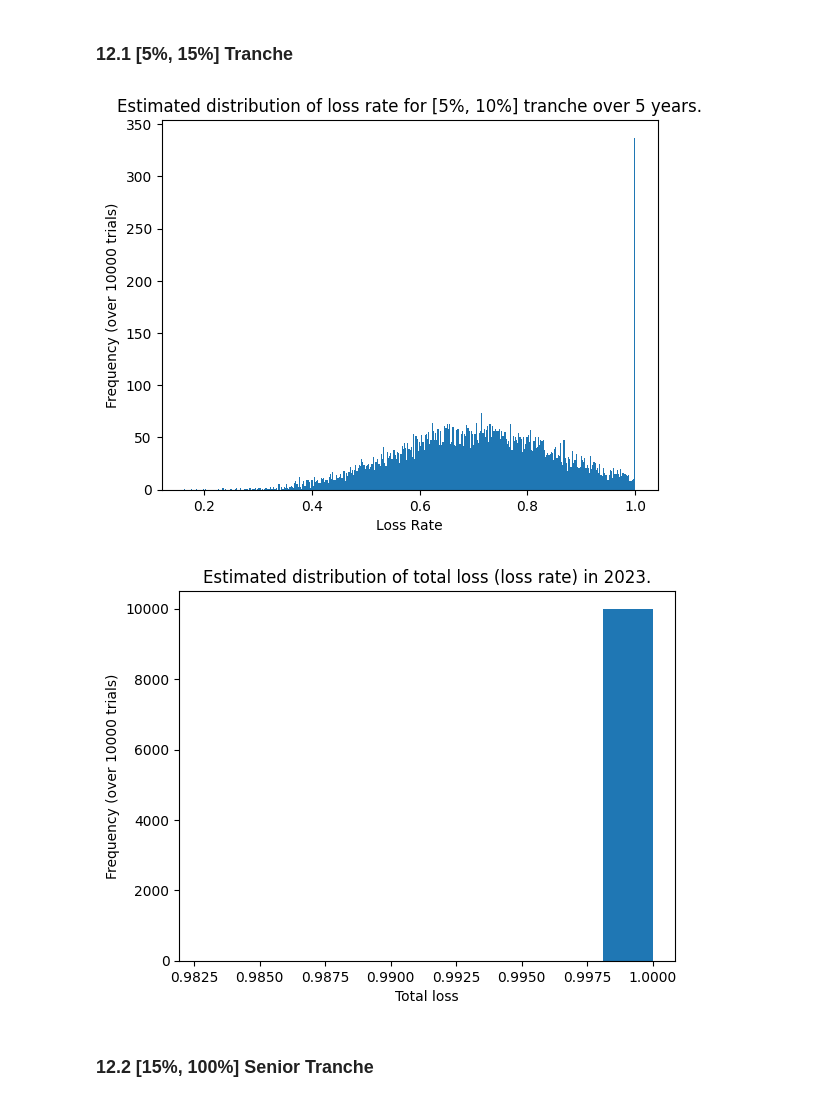
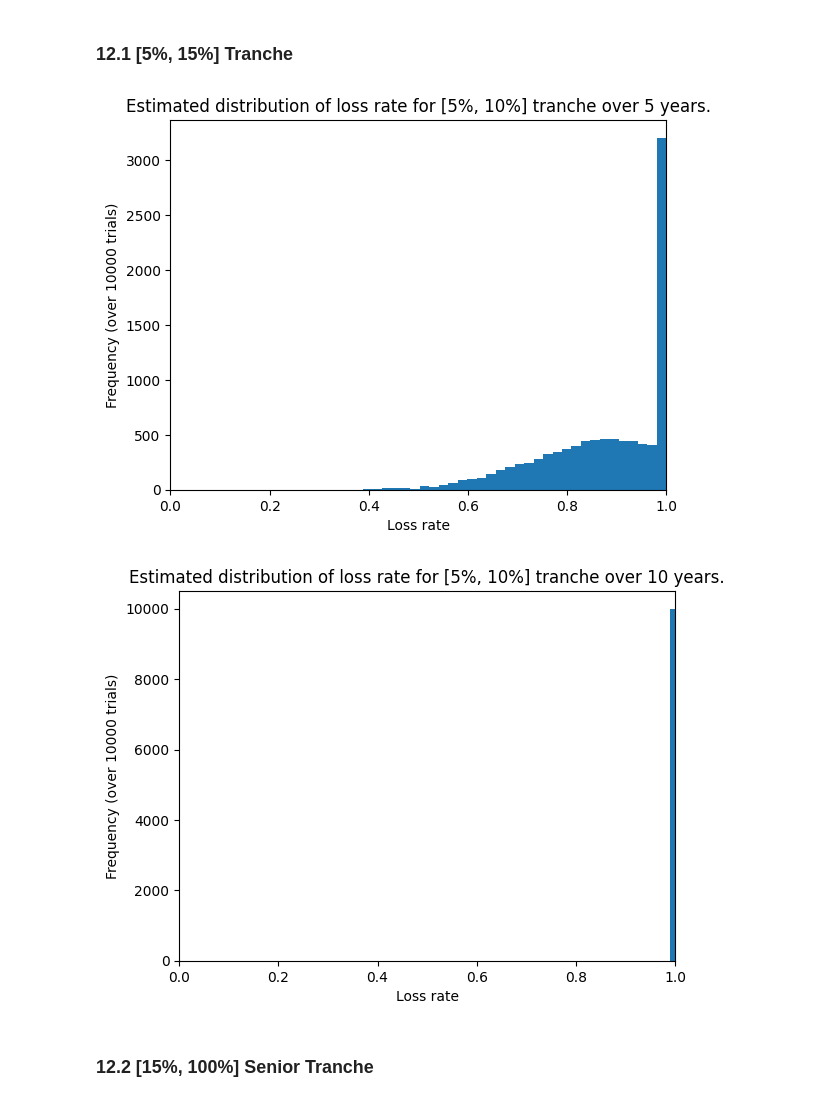
Before and after one commit to DavidCastroPena/credit-models, a Jupyter notebook: FinalProject.ipynb, the cells around one changed output. Cells and saved outputs as stored; diff of their text form; code cells hidden in the pictures.

Commit message:
updated tranche loss

```diff
--- a/FinalProject.ipynb
+++ b/FinalProject.ipynb
@@ -1244,28 +1244,36 @@ loss_rate_5_year = [min(max((i - LEFT),0) / (RIGHT-LEFT), 1) for i in loss_list_
 loss_rate_10_year = [min(max((i - LEFT),0) / (RIGHT-LEFT), 1) for i in loss_list_10_year_percent]
 # %%
 IQR_5_year = np.percentile(loss_rate_5_year, 75) - np.percentile(loss_rate_5_year, 25)
-bin_width_fd_5_year = 2 * IQR / np.power(len(loss_rate_5_year), 1/3)
-n_bins_5_year = int((max(loss_rate_5_year) - min(loss_rate_5_year))/ bin_width_fd_5_year) + 1
+bin_width_fd_5_year = 2 * IQR_5_year / np.power(len(loss_rate_5_year), 1/3)
+if bin_width_fd_5_year>0:
+    n_bins_5_year = int((max(loss_rate_5_year) - min(loss_rate_5_year))/ bin_width_fd_5_year) + 1
+else:
+    n_bins_5_year = [0.01*i for i in range(101)]
 
 plt.hist(loss_rate_5_year, bins=n_bins_5_year)
 plt.title("Estimated distribution of loss rate for [5%, 10%] tranche over 5 years.")
-plt.xlabel("Loss Rate")
+plt.xlabel("Loss rate")
+plt.xlim(0,1)
 plt.ylabel("Frequency (over "+str(NO_TRIALS)+" trials)")
 plt.show()
 # %% [output]
-[figure, old version]
+[figure, new version]
 # %%
 IQR_10_year = np.percentile(loss_rate_10_year, 75) - np.percentile(loss_rate_10_year, 25)
-bin_width_fd_10_year = 2 * IQR / np.power(len(loss_rate_10_year), 1/3)
-n_bins_10_year = int((max(loss_rate_10_year) - min(loss_rate_10_year))/ bin_width_fd_10_year) + 1
+bin_width_fd_10_year = 2 * IQR_10_year / np.power(len(loss_rate_10_year), 1/3)
+if bin_width_fd_10_year>0:
+    n_bins_10_year = int((max(loss_rate_10_year) - min(loss_rate_10_year))/ bin_width_fd_10_year) + 1
+else:
+    n_bins_10_year = [0.01*i for i in range(101)]
 
 plt.hist(loss_rate_10_year, bins=n_bins_10_year)
-plt.title("Estimated distribution of total loss (loss rate) in 2023.")
-plt.xlabel("Total loss")
+plt.title("Estimated distribution of loss rate for [5%, 10%] tranche over 10 years.")
+plt.xlabel("Loss rate")
+plt.xlim(0,1)
 plt.ylabel("Frequency (over "+str(NO_TRIALS)+" trials)")
 plt.show()
 # %% [output]
-[figure, old version]
+[figure, new version]
 # %% [markdown]
 ### 12.2 [15%, 100%] Senior Tranche
 # %%
```
Also changed, not shown: parts of 8 cells of this notebook.
